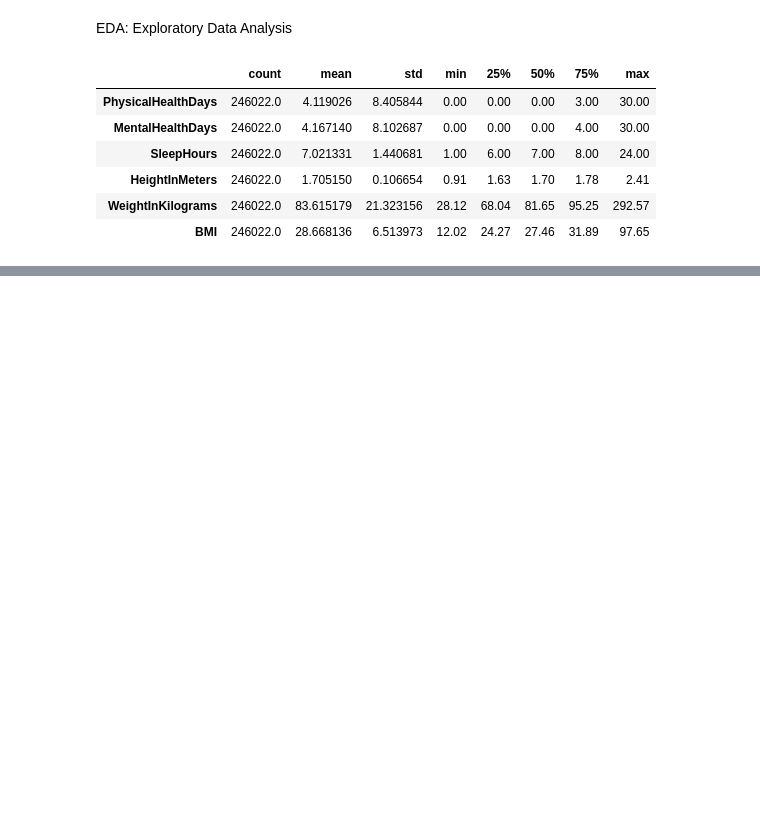
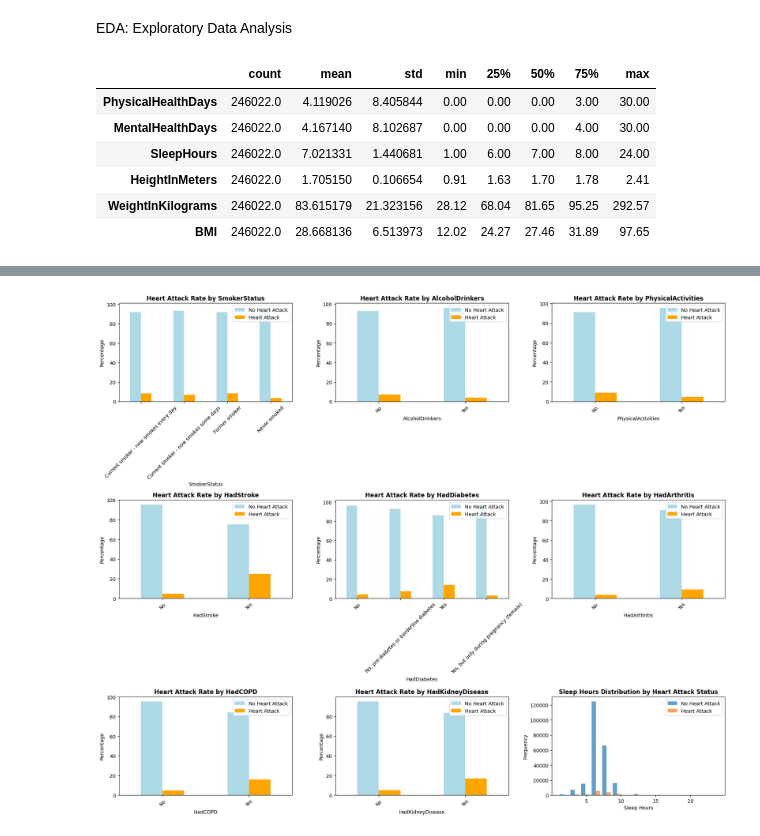
Before and after one commit to jaw039/COGS109_Indicators_of_Heart_Disease, a Jupyter notebook: heart_disease.ipynb, the cells around one changed output, grey strips where cells are left out. Saved outputs shown, nothing was run; the diff lists cells and outputs as text; code cells hidden in the pictures; blank space fills up the shorter version.

```diff
--- a/heart_disease.ipynb
+++ b/heart_disease.ipynb
@@ -94,0 +242,19 @@ Text(0, 0.5, 'Number of people')
+# %%
+# Chronic conditions analysis
+print("\nChronic Conditions vs Heart Attack:")
+chronic_results = {}
+
+for condition in chronic_conditions:
+    if condition in df.columns:
+        condition_ha = pd.crosstab(df[condition], df['HadHeartAttack'], normalize='index') * 100
+        if 'Yes' in condition_ha.index:
+            heart_attack_rate = condition_ha.loc['Yes', 'Yes'] if 'Yes' in condition_ha.columns else 0
+            chronic_results[condition] = heart_attack_rate
+            print(f"\n{condition}:")
+            print(condition_ha)
+
+# Summary of heart attack rates by chronic condition
+chronic_summary = pd.DataFrame(list(chronic_results.items()),
+                             columns=['Condition', 'Heart_Attack_Rate_%'])
+chronic_summary = chronic_summary.sort_values('Heart_Attack_Rate_%', ascending=False)
+print(chronic_summary)
@@ -94,0 +279,38 @@ Text(0, 0.5, 'Number of people')
+# %%
+fig, axes = plt.subplots(3, 3, figsize=(18, 15))
+axes = axes.flatten()
+
+# Lifestyle variables
+lifestyle_vars = ['SmokerStatus', 'AlcoholDrinkers', 'PhysicalActivities']
+for i, var in enumerate(lifestyle_vars):
+    var_ha = pd.crosstab(df[var], df['HadHeartAttack'], normalize='index') * 100
+    var_ha.plot(kind='bar', ax=axes[i], color=['lightblue', 'orange'])
+    axes[i].set_title(f'Heart Attack Rate by {var}', fontweight='bold')
+    axes[i].set_ylabel('Percentage')
+    axes[i].legend(['No Heart Attack', 'Heart Attack'])
+    axes[i].tick_params(axis='x', rotation=45)
+
+# Top chronic conditions
+top_chronic = ['HadStroke', 'HadDiabetes', 'HadArthritis', 'HadCOPD', 'HadKidneyDisease']
+for i, condition in enumerate(top_chronic):
+    if condition in df.columns:
+        condition_ha = pd.crosstab(df[condition], df['HadHeartAttack'], normalize='index') * 100
+        condition_ha.plot(kind='bar', ax=axes[i+3], color=['lightblue', 'orange'])
+        axes[i+3].set_title(f'Heart Attack Rate by {condition}', fontweight='bold')
+        axes[i+3].set_ylabel('Percentage')
+        axes[i+3].legend(['No Heart Attack', 'Heart Attack'])
+        axes[i+3].tick_params(axis='x', rotation=45)
+
+# Sleep hours analysis
+axes[8].hist([df[df['HadHeartAttack']=='No']['SleepHours'],
+              df[df['HadHeartAttack']=='Yes']['SleepHours']],
+             alpha=0.7, label=['No Heart Attack', 'Heart Attack'], bins=15)
+axes[8].set_title('Sleep Hours Distribution by Heart Attack Status', fontweight='bold')
+axes[8].set_xlabel('Sleep Hours')
+axes[8].set_ylabel('Frequency')
+axes[8].legend()
+
+plt.tight_layout()
+plt.show()
+# %% [output]
+[figure, added]
```
Also changed, not shown: parts of 13 cells of this notebook.
